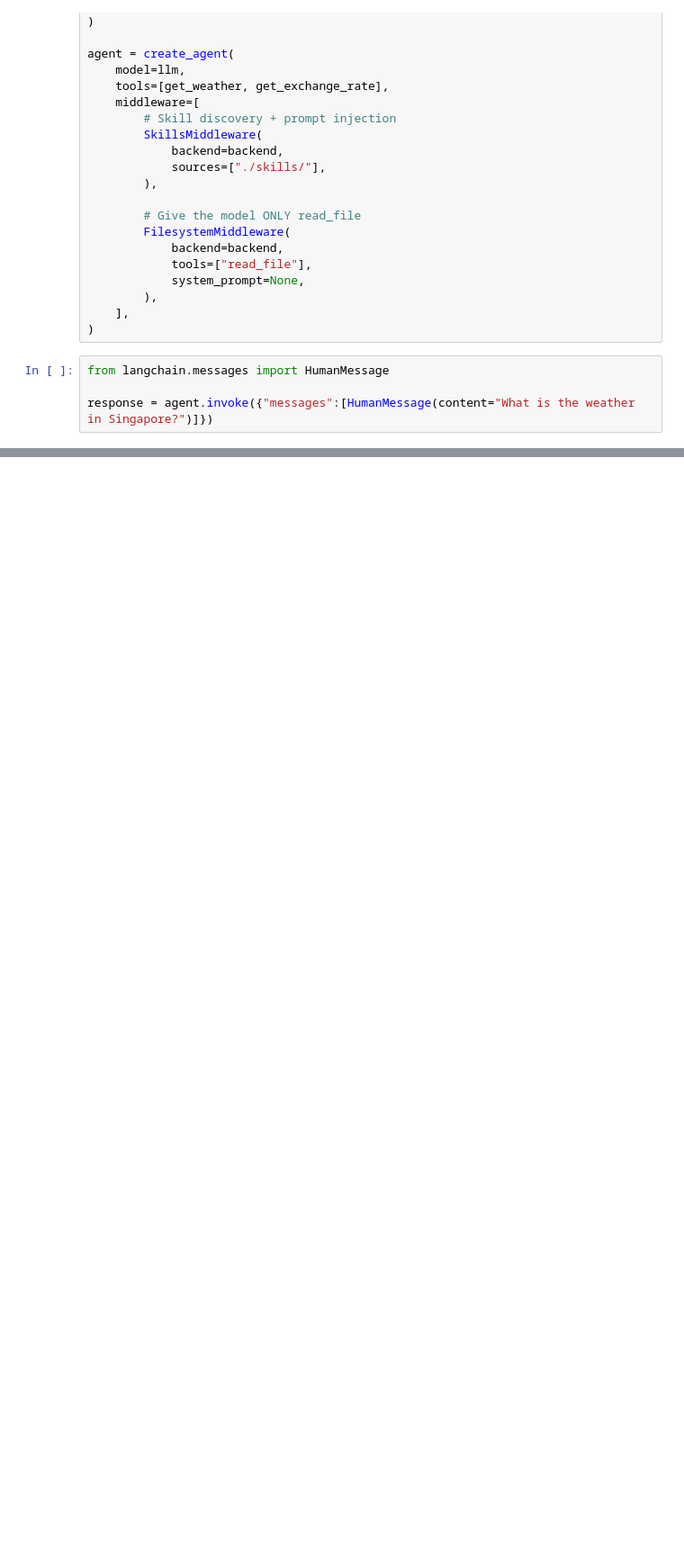
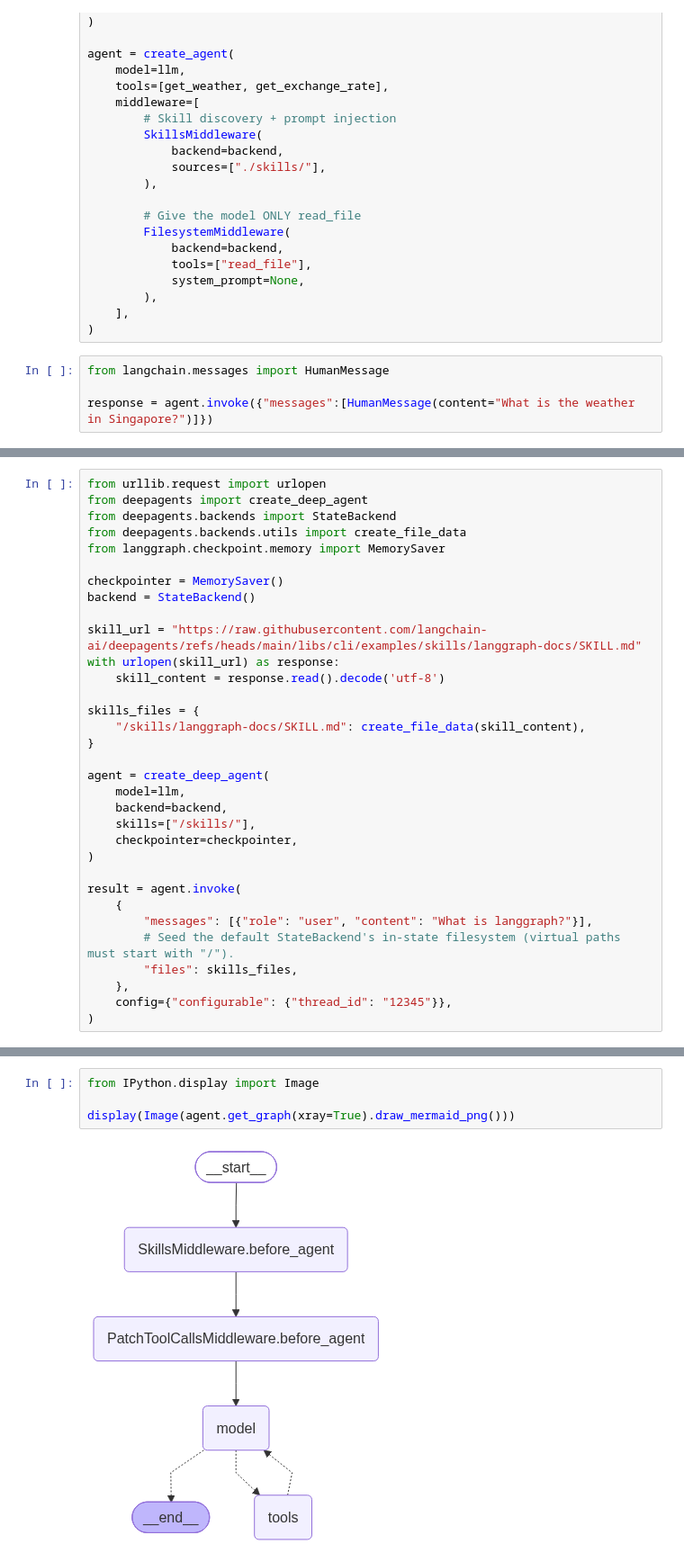
Before and after one commit to tituslhy/glowing-guide, a Jupyter notebook: notebooks/4. skills.ipynb, the cells around one changed output, grey strips where cells are left out. Shown at 90% size. Saved outputs shown, nothing was run; the diff lists cells and outputs as text; blank space fills up the shorter version.

Commit message:
found second method with skills

```diff
--- a/notebooks/4. skills.ipynb
+++ b/notebooks/4. skills.ipynb
@@ -69,0 +73,33 @@ Singapore is currently **sunny**. Enjoy the sunshine—light, breathable clothin
+# %%
+from urllib.request import urlopen
+from deepagents import create_deep_agent
+from deepagents.backends import StateBackend
+from deepagents.backends.utils import create_file_data
+from langgraph.checkpoint.memory import MemorySaver
+
+checkpointer = MemorySaver()
+backend = StateBackend()
+
+skill_url = "https://raw.githubusercontent.com/langchain-ai/deepagents/refs/heads/main/libs/cli/examples/skills/langgraph-docs/SKILL.md"
+with urlopen(skill_url) as response:
+    skill_content = response.read().decode('utf-8')
+
+skills_files = {
+    "/skills/langgraph-docs/SKILL.md": create_file_data(skill_content),
+}
+
+agent = create_deep_agent(
+    model=llm,
+    backend=backend,
+    skills=["/skills/"],
+    checkpointer=checkpointer,
+)
+
+result = agent.invoke(
+    {
+        "messages": [{"role": "user", "content": "What is langgraph?"}],
+        # Seed the default StateBackend's in-state filesystem (virtual paths must start with "/").
+        "files": skills_files,
+    },
+    config={"configurable": {"thread_id": "12345"}},
+)
@@ -69,0 +169,6 @@ Singapore is currently **sunny**. Enjoy the sunshine—light, breathable clothin
+# %%
+from IPython.display import Image
+
+display(Image(agent.get_graph(xray=True).draw_mermaid_png()))
+# %% [output]
+[figure, added]
```
Also changed, not shown: parts of 8 cells of this notebook.
